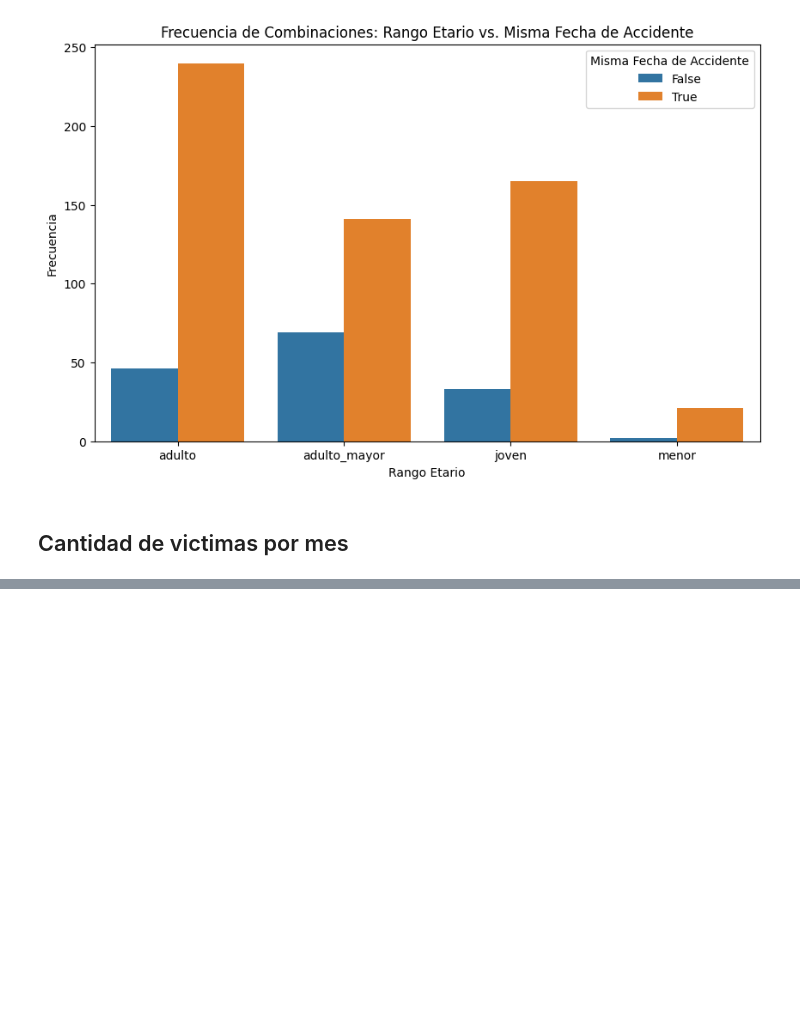
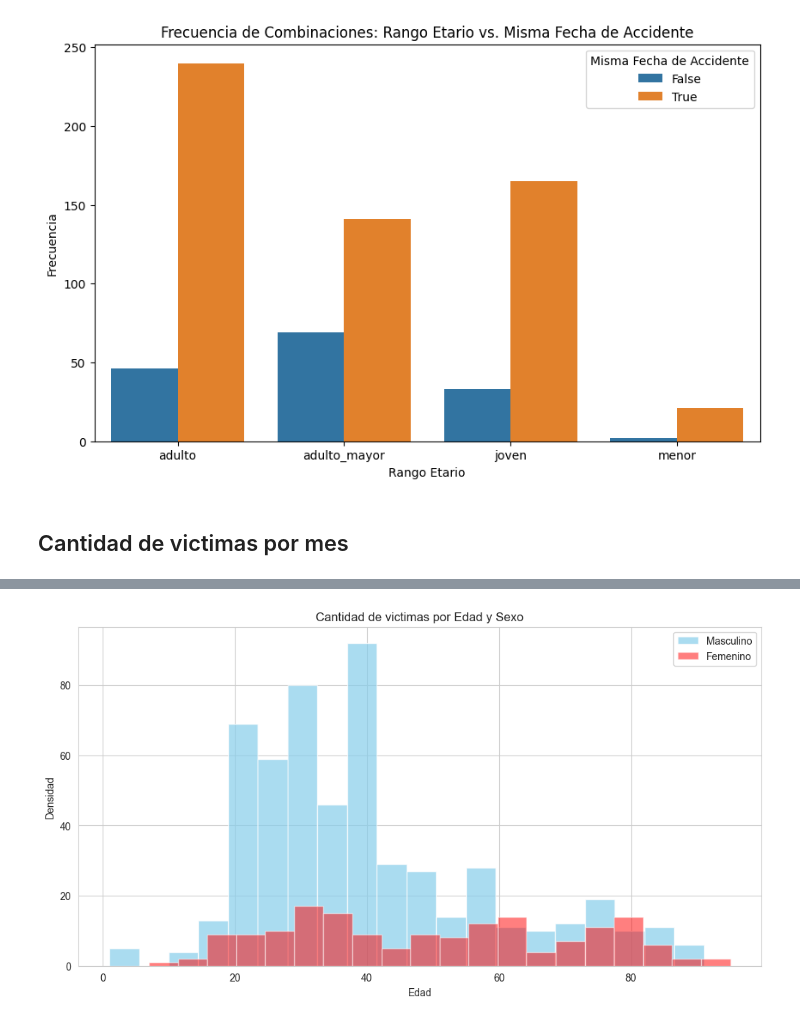
Before and after one commit to dalejandroramirez/siniestros_viales_PI_2, a Jupyter notebook: eda/eda.ipynb, the cells around one changed output, grey strips where cells are left out. Cells and saved outputs as stored; diff of their text form; code cells hidden in the pictures; blank space fills up the shorter version.

```diff
--- a/eda/eda.ipynb
+++ b/eda/eda.ipynb
@@ -155,0 +204,17 @@ array([65, 81, 69, 71, 70, 79, 57, 47, 31, 50, 55, 42], dtype=int64)
+# %%
+# Crear el histograma
+mask_masculino = data['sexo']=='MASCULINO'
+mask_femenino = data['sexo']=='FEMENINO'
+
+
+plt.figure(figsize=(12, 6))
+plt.hist(x='edad', data = data[mask_masculino],bins=20, alpha=0.7, color='skyblue', label='Masculino')
+plt.hist(x='edad', data = data[mask_femenino],bins=20, alpha=0.5, color='red', label='Femenino')
+#plt.hist(femenino, bins=20, alpha=0.5, color='red', label='Femenino', density=True)
+plt.title('Cantidad de victimas por Edad y Sexo')
+plt.xlabel('Edad')
+plt.ylabel('Densidad')
+plt.legend()
+plt.show()
+# %% [output]
+[figure, added]
```
Also changed, not shown: parts of 21 cells of this notebook, 1 other file.
